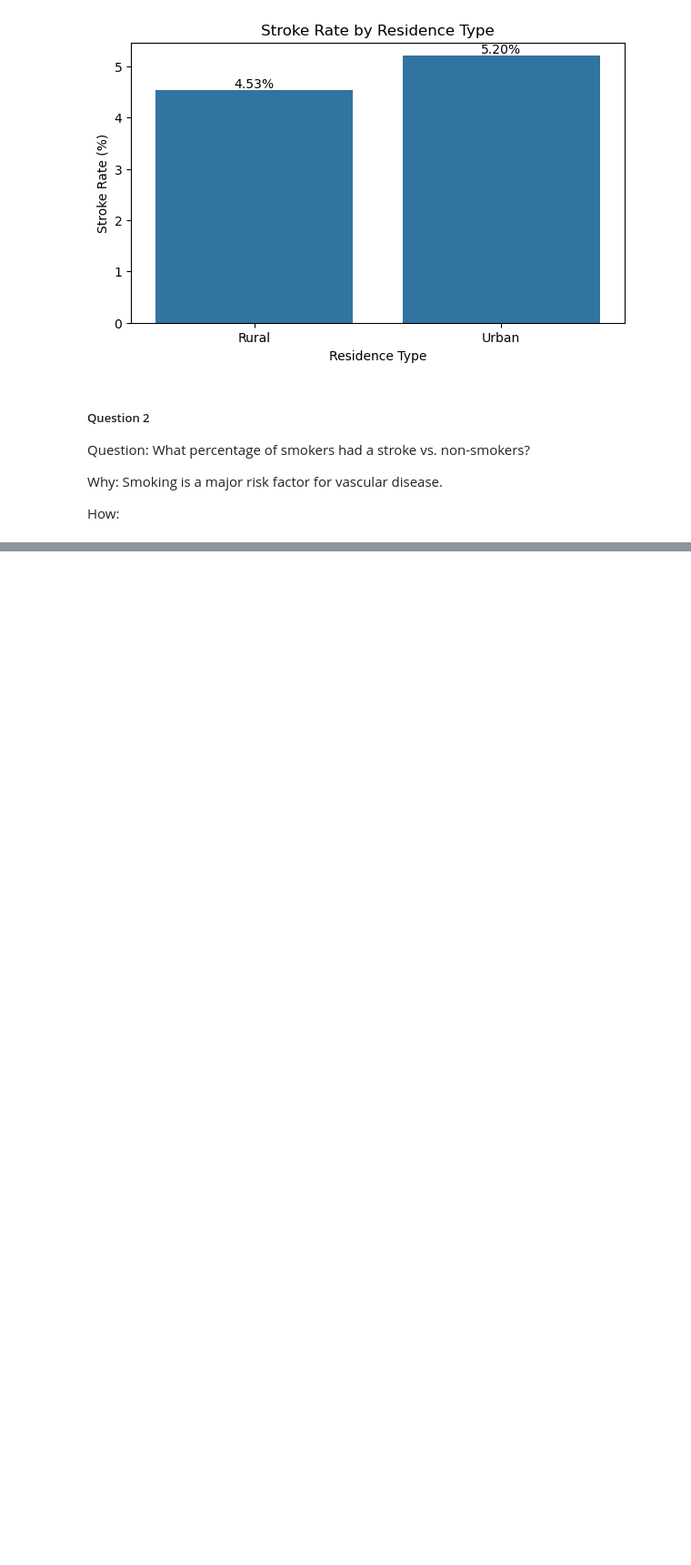
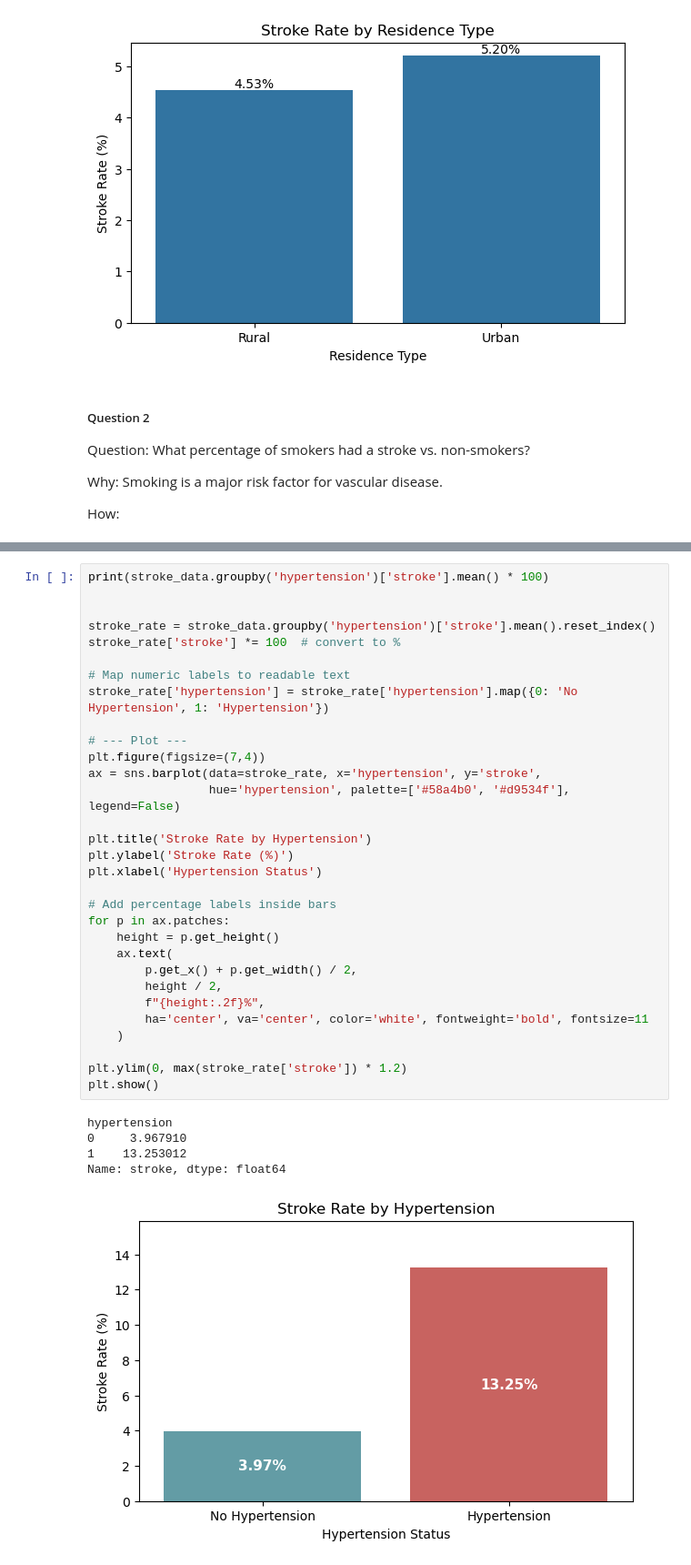
Before and after one commit to OmarAymanZaid/DEPI3_OurProject, a Jupyter notebook: Notebooks/2_data_analysis.ipynb, the cells around one changed output, grey strips where cells are left out. Shown at 91% size. Drawn from its saved outputs; the diff is of its cells as text; blank space fills up the shorter version.

```diff
--- a/Notebooks/2_data_analysis.ipynb
+++ b/Notebooks/2_data_analysis.ipynb
@@ -253,0 +336,37 @@ plt.show()
+# %%
+print(stroke_data.groupby('hypertension')['stroke'].mean() * 100)
+
+
+stroke_rate = stroke_data.groupby('hypertension')['stroke'].mean().reset_index()
+stroke_rate['stroke'] *= 100  # convert to %
+
+# Map numeric labels to readable text
+stroke_rate['hypertension'] = stroke_rate['hypertension'].map({0: 'No Hypertension', 1: 'Hypertension'})
+
+# --- Plot ---
+plt.figure(figsize=(7,4))
+ax = sns.barplot(data=stroke_rate, x='hypertension', y='stroke',
+                 hue='hypertension', palette=['#58a4b0', '#d9534f'], legend=False)
+
+plt.title('Stroke Rate by Hypertension')
+plt.ylabel('Stroke Rate (%)')
+plt.xlabel('Hypertension Status')
+
+# Add percentage labels inside bars
+for p in ax.patches:
+    height = p.get_height()
+    ax.text(
+        p.get_x() + p.get_width() / 2,
+        height / 2,
+        f"{height:.2f}%",
+        ha='center', va='center', color='white', fontweight='bold', fontsize=11
+    )
+
+plt.ylim(0, max(stroke_rate['stroke']) * 1.2)
+plt.show()
+# %% [output]
+hypertension
+0     3.967910
+1    13.253012
+Name: stroke, dtype: float64
+[figure, added]
```
Also changed, not shown: parts of 6 cells of this notebook.
